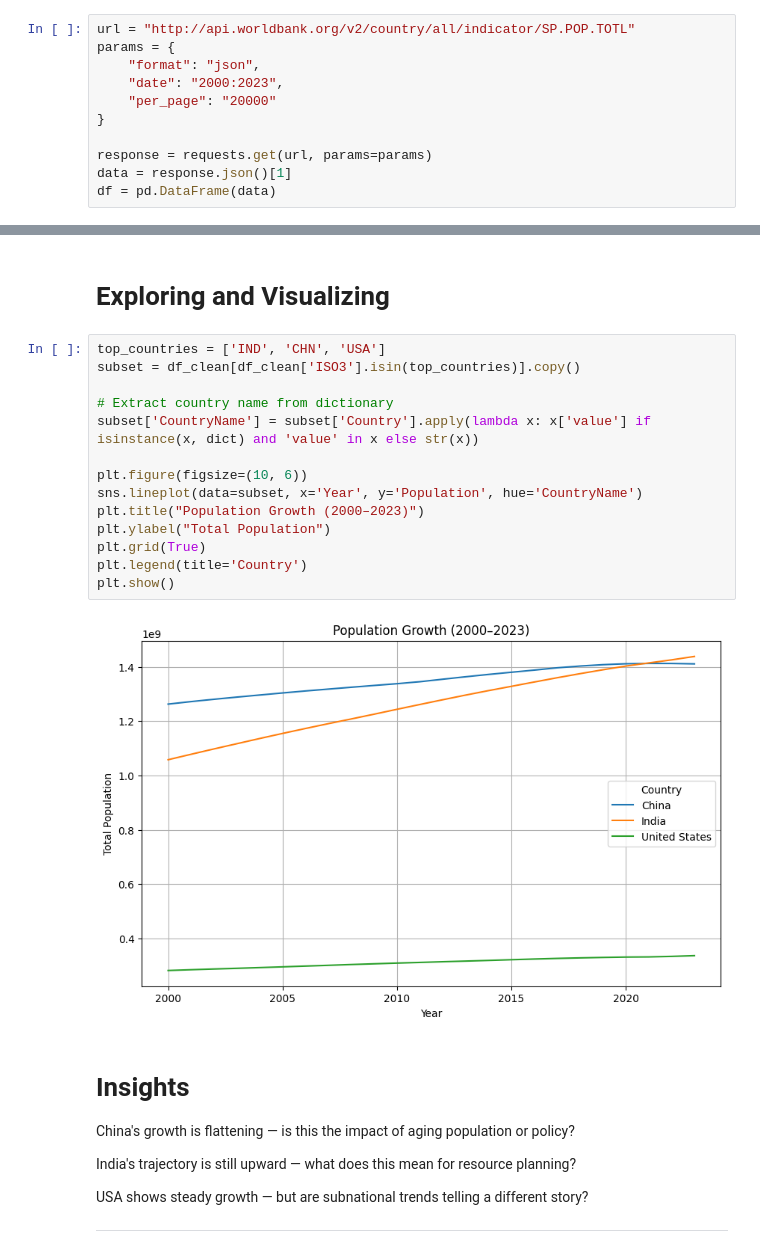
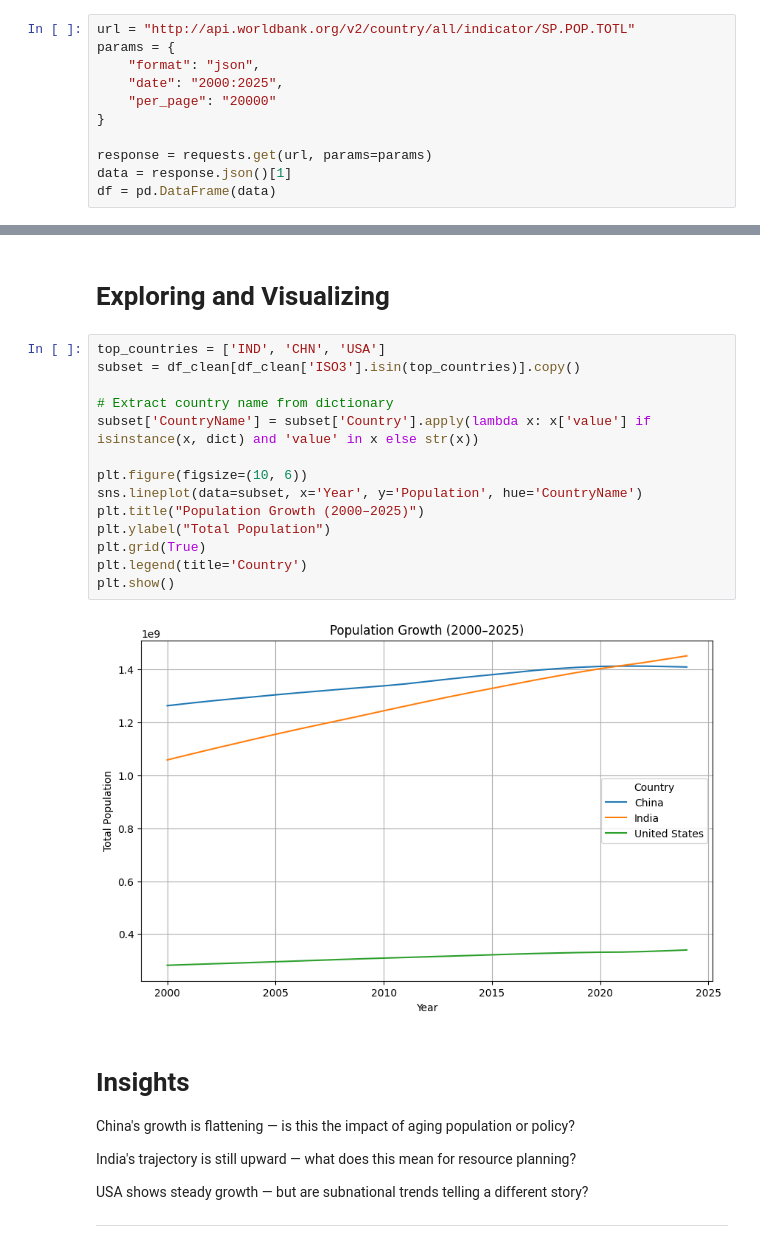
Before and after one commit to jagdevsinghdosanjh/GlobalPopScope, a Jupyter notebook: notebooks/python/GlobalPopulation_Overview.ipynb, the cells around one changed output, grey strips where cells are left out. Saved outputs shown, nothing was run; the diff lists cells and outputs as text.

```diff
--- a/notebooks/python/GlobalPopulation_Overview.ipynb
+++ b/notebooks/python/GlobalPopulation_Overview.ipynb
@@ -20,7 +20,7 @@ import seaborn as sns
 url = "http://api.worldbank.org/v2/country/all/indicator/SP.POP.TOTL"
 params = {
     "format": "json",
-    "date": "2000:2023",
+    "date": "2000:2025",
     "per_page": "20000"
 }
 
@@ -40,19 +40,19 @@ df_clean['Year'] = df_clean['Year'].astype(int)
 # %%
 top_countries = ['IND', 'CHN', 'USA']
 subset = df_clean[df_clean['ISO3'].isin(top_countries)].copy()
 
 # Extract country name from dictionary
 subset['CountryName'] = subset['Country'].apply(lambda x: x['value'] if isinstance(x, dict) and 'value' in x else str(x))
 
 plt.figure(figsize=(10, 6))
 sns.lineplot(data=subset, x='Year', y='Population', hue='CountryName')
-plt.title("Population Growth (2000–2023)")
+plt.title("Population Growth (2000–2025)")
 plt.ylabel("Total Population")
 plt.grid(True)
 plt.legend(title='Country')
 plt.show()
 # %% [output]
-[figure, old version]
+[figure, new version]
 # %% [markdown]
 # Insights
 China's growth is flattening — is this the impact of aging population or policy?
```
Also changed, not shown: parts of 1 cell of this notebook, 1 other file.
